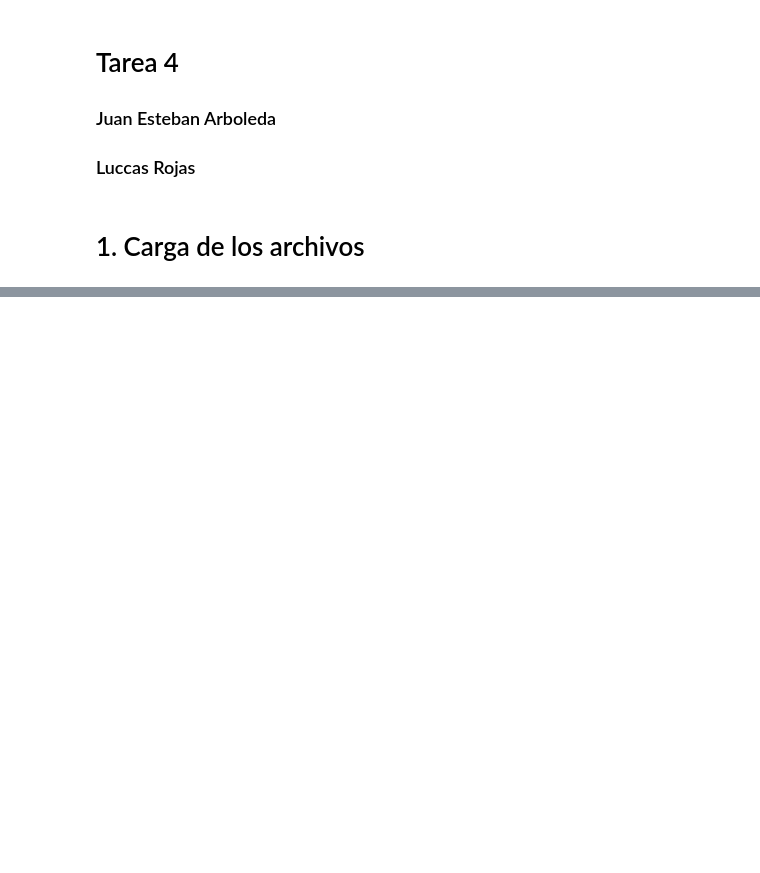
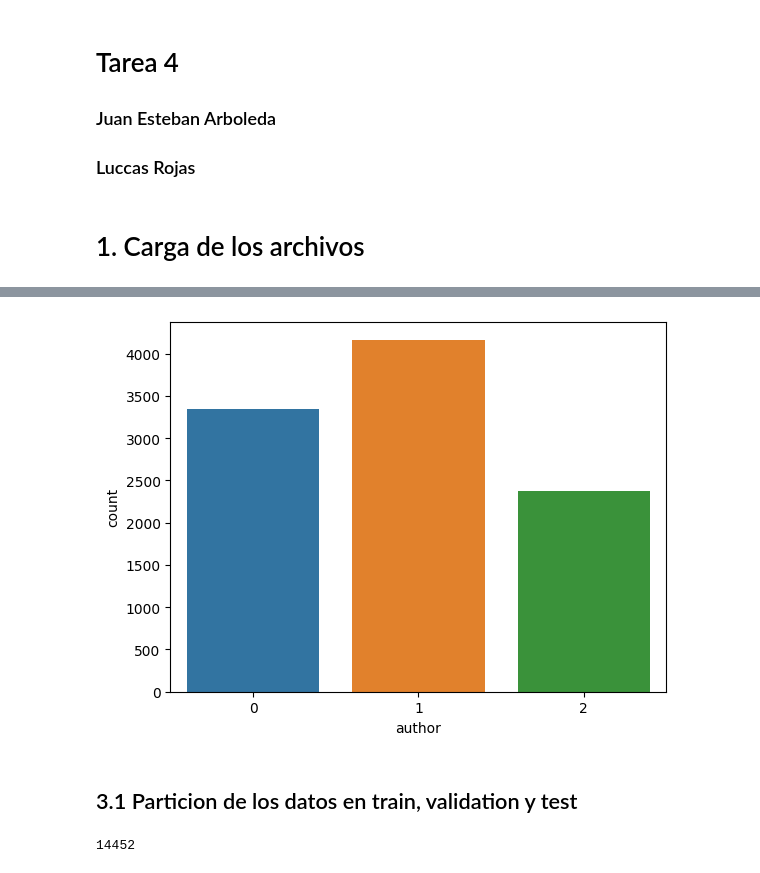
Before and after one commit to luccasrojas/NLP-Tarea4, a Jupyter notebook: src/tarea4.ipynb, the cells around one changed output, grey strips where cells are left out. Cells and saved outputs as stored; diff of their text form; code cells hidden in the pictures; blank space fills up the shorter version.

```diff
--- a/src/tarea4.ipynb
+++ b/src/tarea4.ipynb
@@ -114,0 +280,18 @@ embeddings_100 = gensim.models.Word2Vec(books_list, size=100, window=4, min_coun
+# %%
+import seaborn as sns
+
+ax = sns.countplot(x="author", data=dataset)
+# %% [output]
+[figure, added]
+# %% [markdown]
+## 3.1 Particion de los datos en train, validation y test
+# %%
+from tensorflow.keras.preprocessing.text import Tokenizer
+tokenizer = Tokenizer()
+list(embeddings_50.wv.key_to_index.keys())
+vocab = [[word] for word  in list(embeddings_50.wv.key_to_index.keys())]
+tokenizer.fit_on_texts(vocab)
+vocab_size = len(tokenizer.word_index) + 1
+vocab_size
+# %% [output]
+14452
```
Also changed, not shown: parts of 31 cells of this notebook, 3 other files.
